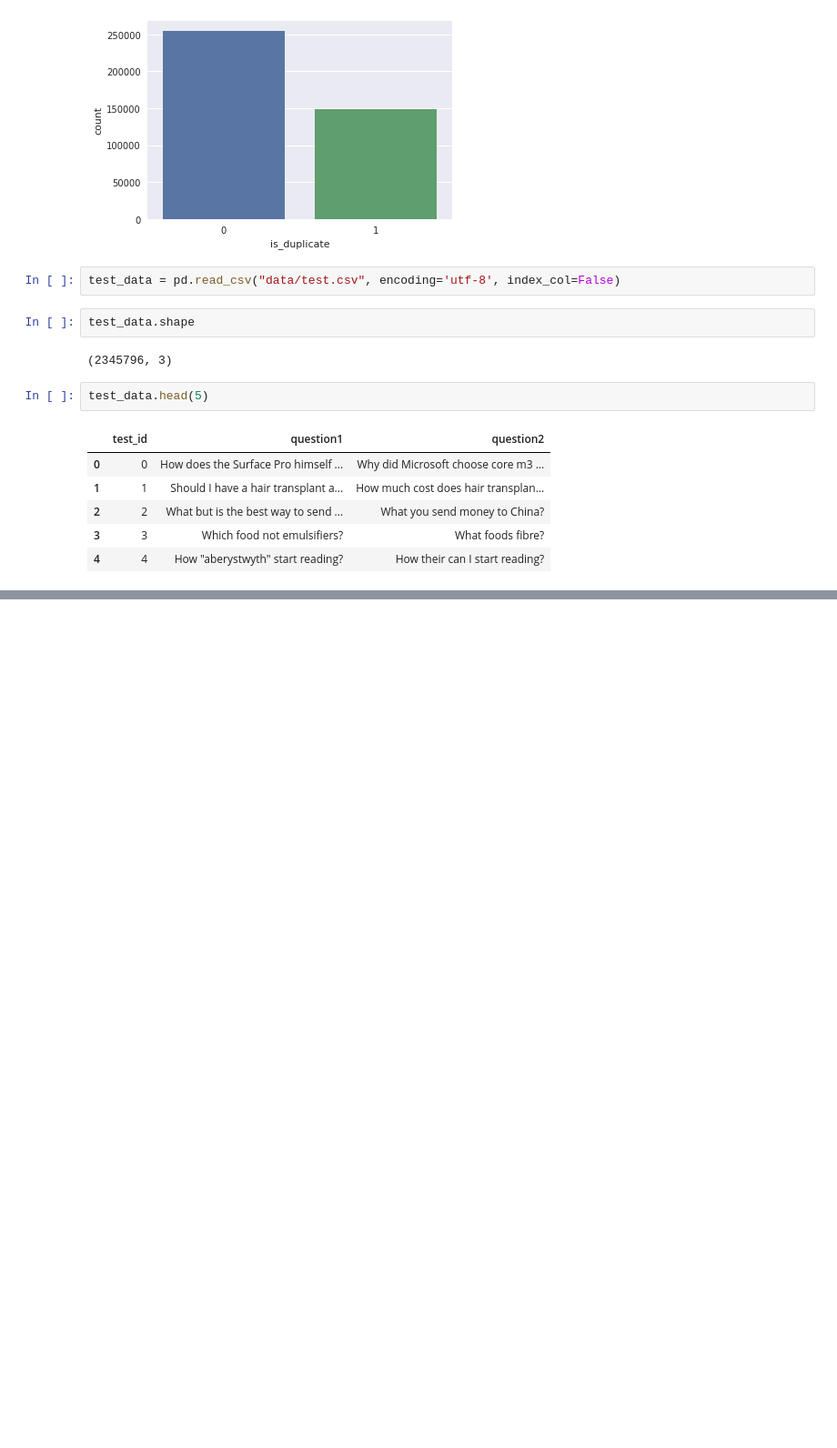
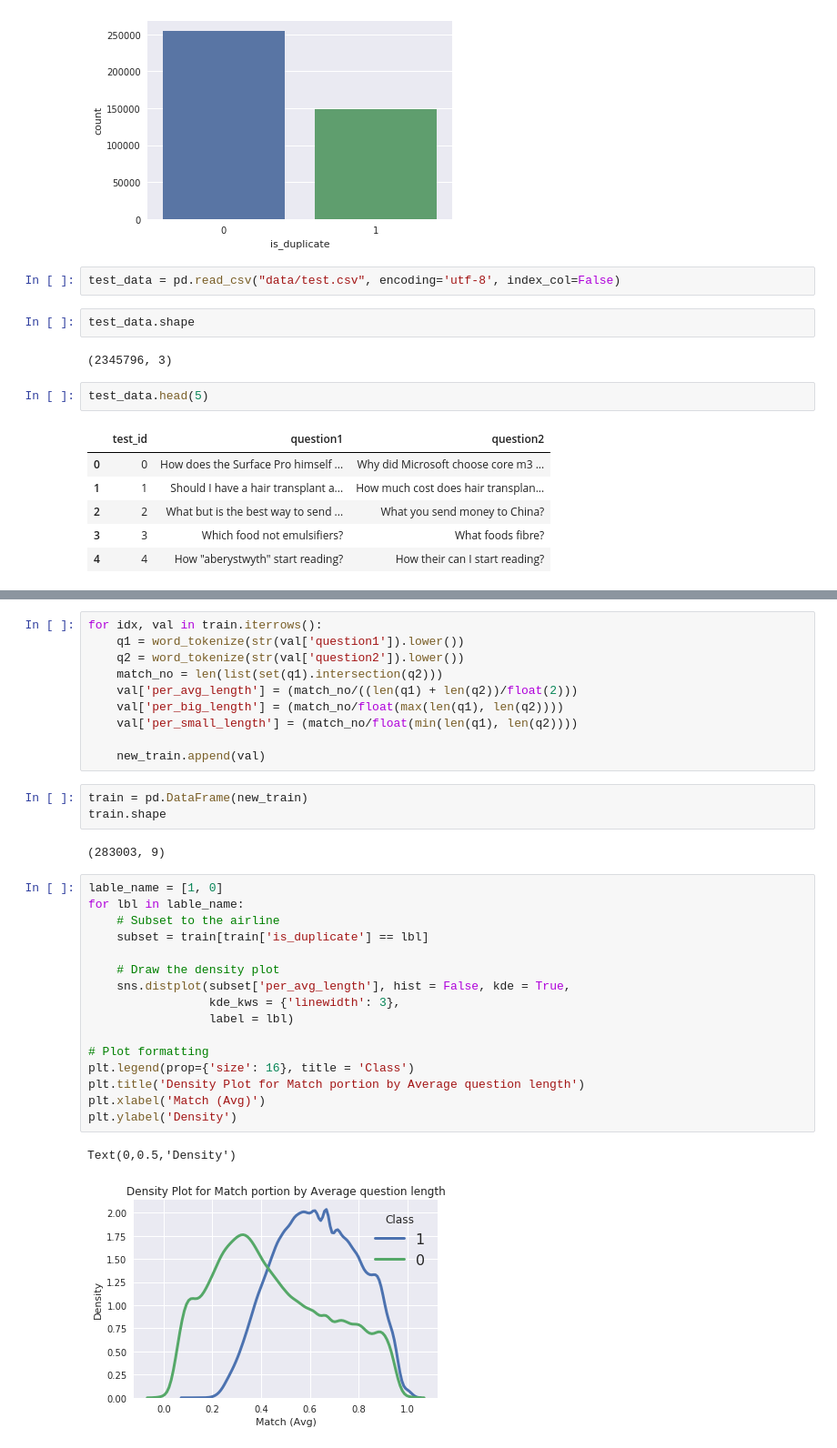
Before and after one commit to mainuddin-rony/mlproject, a Jupyter notebook: preliminary_exploration.ipynb, the cells around one changed output, grey strips where cells are left out. Shown at 91% size. Saved outputs shown, nothing was run; the diff lists cells and outputs as text; blank space fills up the shorter version.

```diff
--- a/preliminary_exploration.ipynb
+++ b/preliminary_exploration.ipynb
@@ -42,0 +70,34 @@ test_data.head(5)
+# %%
+for idx, val in train.iterrows():
+    q1 = word_tokenize(str(val['question1']).lower())
+    q2 = word_tokenize(str(val['question2']).lower())
+    match_no = len(list(set(q1).intersection(q2)))
+    val['per_avg_length'] = (match_no/((len(q1) + len(q2))/float(2)))
+    val['per_big_length'] = (match_no/float(max(len(q1), len(q2))))
+    val['per_small_length'] = (match_no/float(min(len(q1), len(q2))))
+
+    new_train.append(val)
+# %%
+train = pd.DataFrame(new_train)
+train.shape
+# %% [output]
+(283003, 9)
+# %%
+lable_name = [1, 0]
+for lbl in lable_name:
+    # Subset to the airline
+    subset = train[train['is_duplicate'] == lbl]
+
+    # Draw the density plot
+    sns.distplot(subset['per_avg_length'], hist = False, kde = True,
+                 kde_kws = {'linewidth': 3},
+                 label = lbl)
+
+# Plot formatting
+plt.legend(prop={'size': 16}, title = 'Class')
+plt.title('Density Plot for Match portion by Average question length')
+plt.xlabel('Match (Avg)')
+plt.ylabel('Density')
+# %% [output]
+Text(0,0.5,'Density')
+[figure, added]
```
Also changed, not shown: parts of 18 cells of this notebook, 1 other file.
